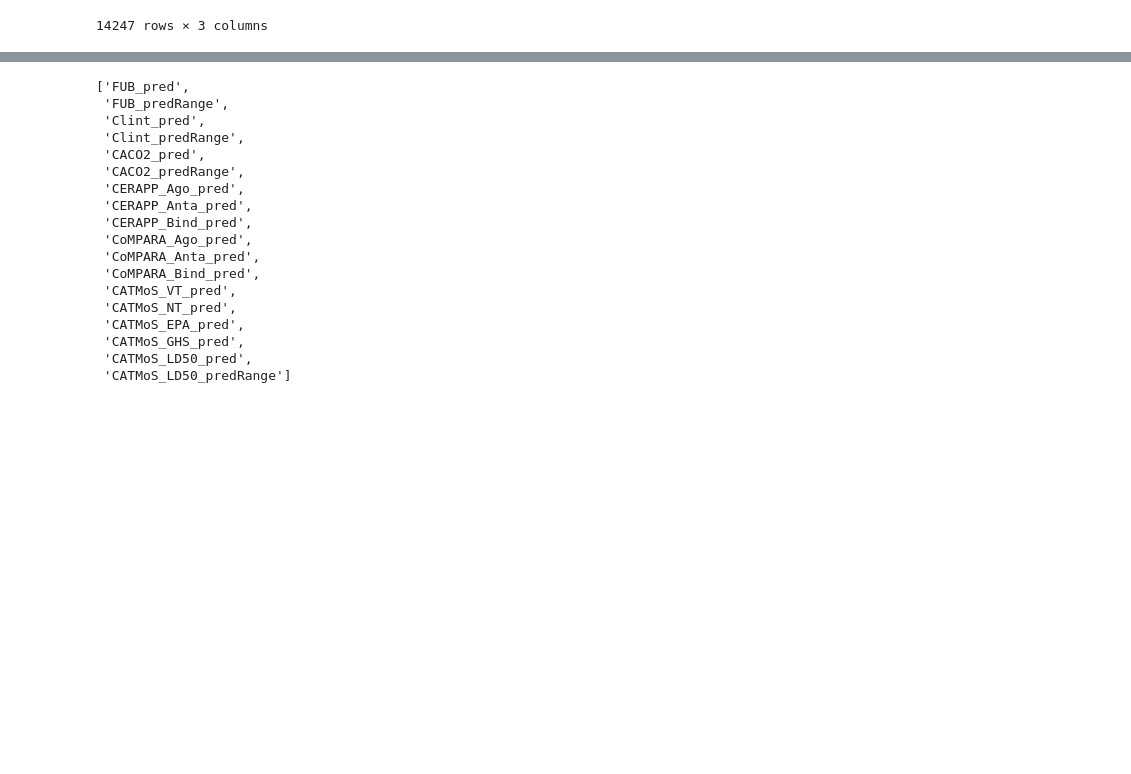
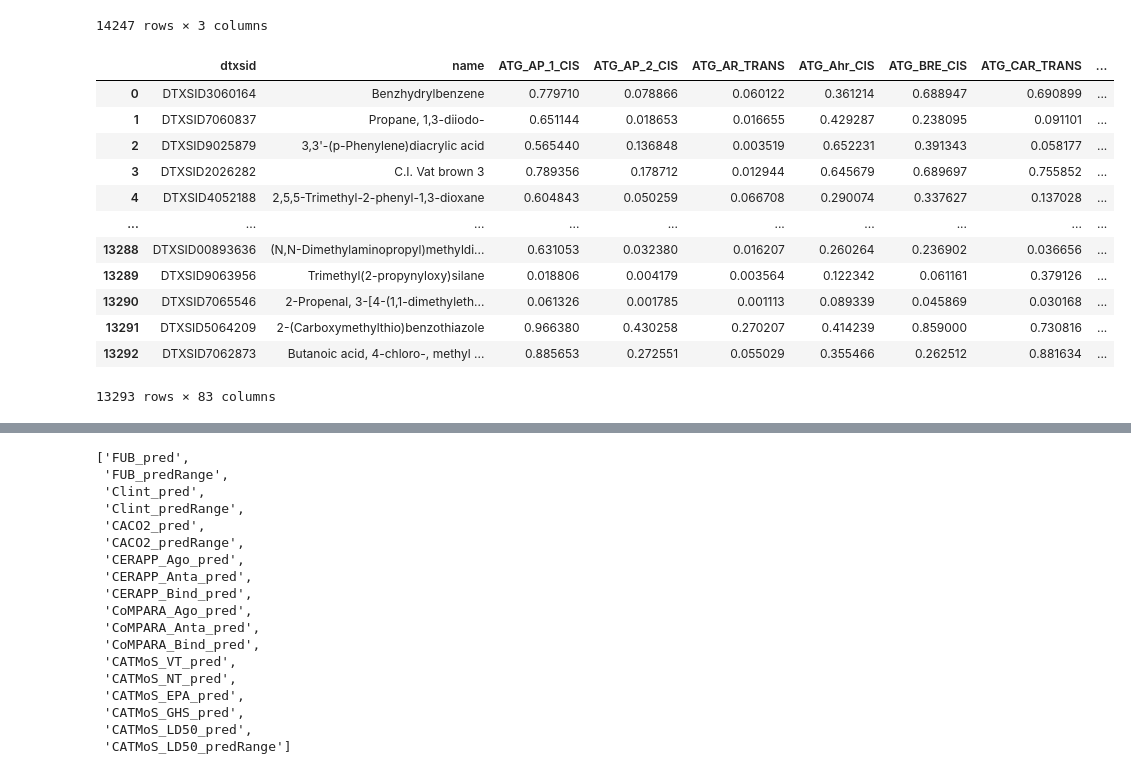
Before and after one commit to patlewig/tsca_categories, a Jupyter notebook: notebooks/17_GCNN.ipynb, the cells around one changed output, grey strips where cells are left out. Cells and saved outputs as stored; diff of their text form; code cells hidden in the pictures; blank space fills up the shorter version.

```diff
--- a/notebooks/17_GCNN.ipynb
+++ b/notebooks/17_GCNN.ipynb
@@ -52 +52,17 @@ atg = pd.read_csv(external_dir+'Attentive_FP_TSCA_DTX_ATG_raw.csv', index_col =
+# %%
+atg
+# %% [output]
+|  | dtxsid | name | ATG_AP_1_CIS | ATG_AP_2_CIS | ATG_AR_TRANS | ATG_Ahr_CIS | ATG_BRE_CIS | ATG_CAR_TRANS | ... |
+| 0 | DTXSID3060164 | Benzhydrylbenzene | 0.779710 | 0.078866 | 0.060122 | 0.361214 | 0.688947 | 0.690899 | ... |
+| 1 | DTXSID7060837 | Propane, 1,3-diiodo- | 0.651144 | 0.018653 | 0.016655 | 0.429287 | 0.238095 | 0.091101 | ... |
+| 2 | DTXSID9025879 | 3,3'-(p-Phenylene)diacrylic acid | 0.565440 | 0.136848 | 0.003519 | 0.652231 | 0.391343 | 0.058177 | ... |
+| 3 | DTXSID2026282 | C.I. Vat brown 3 | 0.789356 | 0.178712 | 0.012944 | 0.645679 | 0.689697 | 0.755852 | ... |
+| 4 | DTXSID4052188 | 2,5,5-Trimethyl-2-phenyl-1,3-dioxane | 0.604843 | 0.050259 | 0.066708 | 0.290074 | 0.337627 | 0.137028 | ... |
+| ... | ... | ... | ... | ... | ... | ... | ... | ... | ... |
+| 13288 | DTXSID00893636 | (N,N-Dimethylaminopropyl)methyldi... | 0.631053 | 0.032380 | 0.016207 | 0.260264 | 0.236902 | 0.036656 | ... |
+| 13289 | DTXSID9063956 | Trimethyl(2-propynyloxy)silane | 0.018806 | 0.004179 | 0.003564 | 0.122342 | 0.061161 | 0.379126 | ... |
+| 13290 | DTXSID7065546 | 2-Propenal, 3-[4-(1,1-dimethyleth... | 0.061326 | 0.001785 | 0.001113 | 0.089339 | 0.045869 | 0.030168 | ... |
+| 13291 | DTXSID5064209 | 2-(Carboxymethylthio)benzothiazole | 0.966380 | 0.430258 | 0.270207 | 0.414239 | 0.859000 | 0.730816 | ... |
+| 13292 | DTXSID7062873 | Butanoic acid, 4-chloro-, methyl ... | 0.885653 | 0.272551 | 0.055029 | 0.355466 | 0.262512 | 0.881634 | ... |
+13293 rows × 83 columns
 # %%
```
Also changed, not shown: parts of 6 cells of this notebook, 1 other file.
